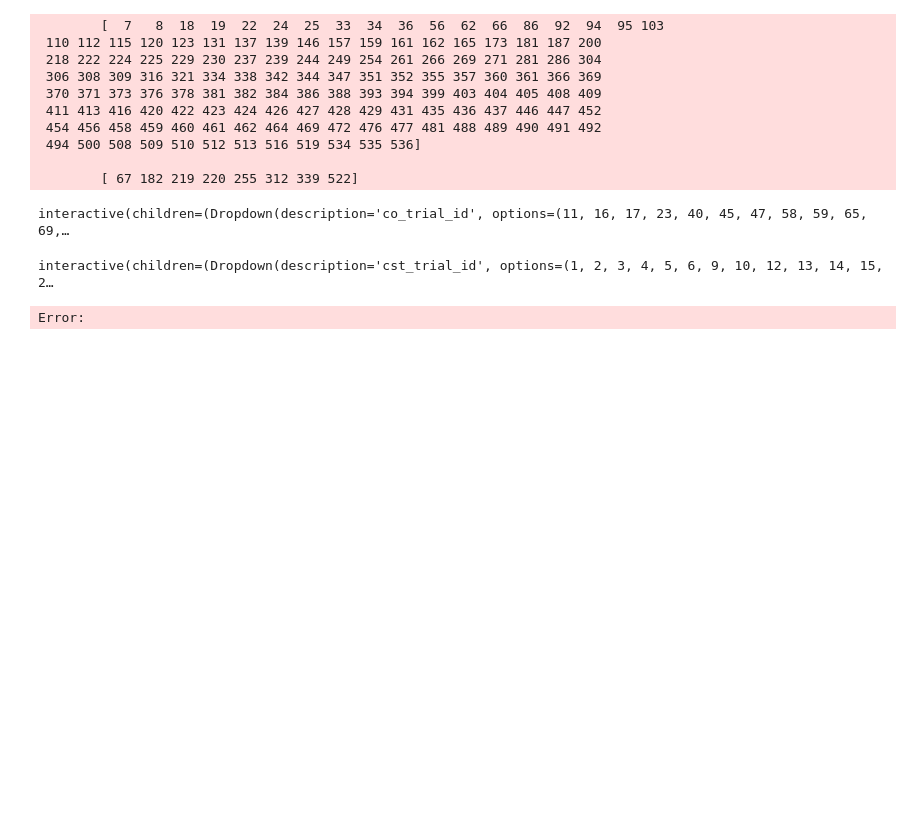
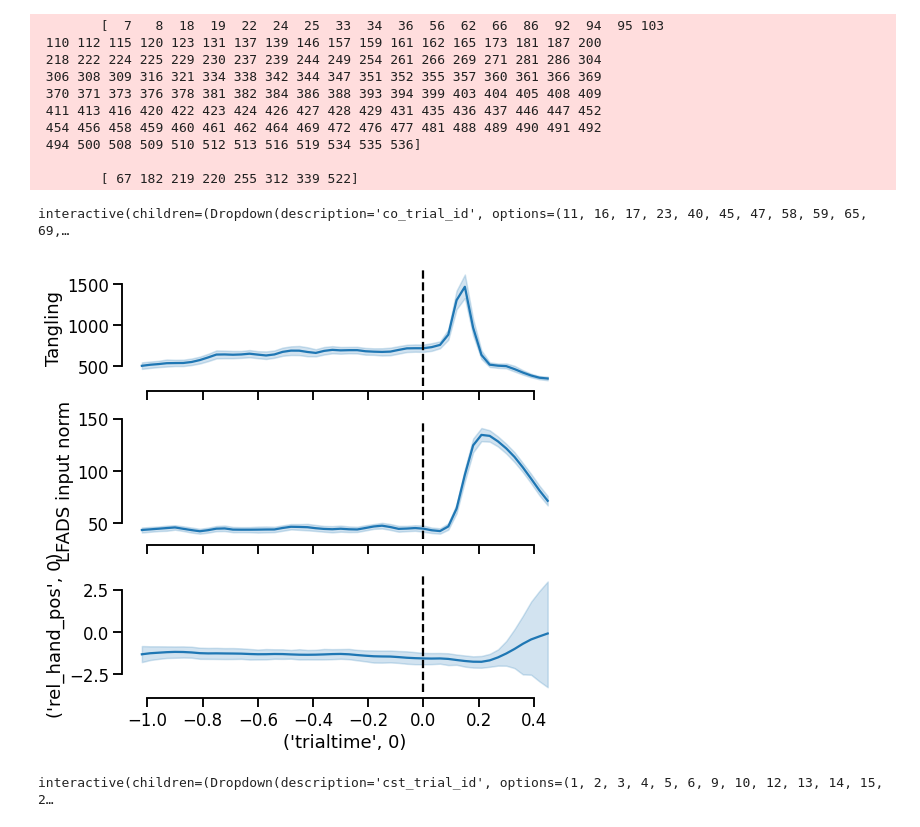
Before and after one commit to raeedcho/cst-dynamics, a Jupyter notebook: scripts/compare_cocst_tangling.ipynb, the cells around one changed output. Drawn from its saved outputs; the diff is of its cells as text; code cells hidden in the pictures; blank space fills up the shorter version.

Commit message:
feat: Add plot of tangling with smoothed firing rates, as well as plot of trial-averaged tangling to notebook

```diff
--- a/scripts/compare_cocst_tangling.ipynb
+++ b/scripts/compare_cocst_tangling.ipynb
@@ -69,6 +69,8 @@ def calc_neural_tangling(x,dx,num_neighbors=None,const_norm=True,take_max=False)
 # %%
 td_co = src.data.add_trial_time(td_co,ref_event='idx_goCueTime')
 df_co = src.util.crystallize_dataframe(td_co,sigs=['trialtime','lfads_pca','dlfads_pca','lfads_inputs','rel_hand_pos','hand_vel'])
+meta_co = src.util.extract_metaframe(td_co,metacols=['trial_id','tgtDir','tgtMag'])
+df_co = df_co.join(meta_co,on='trial_id')
 df_co['Tangling'] = calc_neural_tangling(df_co['lfads_pca'],df_co['dlfads_pca'])
 df_co['LFADS input norm'] = np.linalg.norm(df_co['lfads_inputs'],axis=1)
 # %%
@@ -101,6 +103,32 @@ def plot_trials(co_trial_id):
     sns.despine(fig=fig,trim=True)
 # %% [output]
 interactive(children=(Dropdown(description='co_trial_id', options=(11, 16, 17, 23, 40, 45, 47, 58, 59, 65, 69,…
+# %%
+fig,axs = plt.subplots(3,1,figsize=(8,8),sharex=True)
+sns.lineplot(
+    ax=axs[0],
+    data=df_co,
+    x=('trialtime',0),
+    y='Tangling',
+)
+sns.lineplot(
+    ax=axs[1],
+    data=df_co,
+    x=('trialtime',0),
+    y='LFADS input norm',
+)
+sns.lineplot(
+    ax=axs[2],
+    data=df_co,
+    x=('trialtime',0),
+    y=('rel_hand_pos',0),
+)
+for ax in axs:
+    # TODO: make the go cue dash depend on the chosen bin size
+    ax.plot([0,0],ax.get_ylim(),'k--')
+sns.despine(fig=fig,trim=True)
+# %% [output]
+[figure, added]
 # %%
 td_cst = src.data.add_trial_time(td_cst,ref_event='idx_goCueTime')
 df_cst = src.util.crystallize_dataframe(td_cst,sigs=['trialtime','lfads_pca','dlfads_pca','lfads_inputs','rel_hand_pos','hand_vel','rel_cursor_pos','cursor_vel'])
@@ -138,4 +166,3 @@ def plot_trials(cst_trial_id):
     sns.despine(fig=fig,trim=True)
 # %% [output]
 interactive(children=(Dropdown(description='cst_trial_id', options=(1, 2, 3, 4, 5, 6, 9, 10, 12, 13, 14, 15, 2…
-Error:
```
Also changed, not shown: parts of 3 cells of this notebook, 1 other file.
